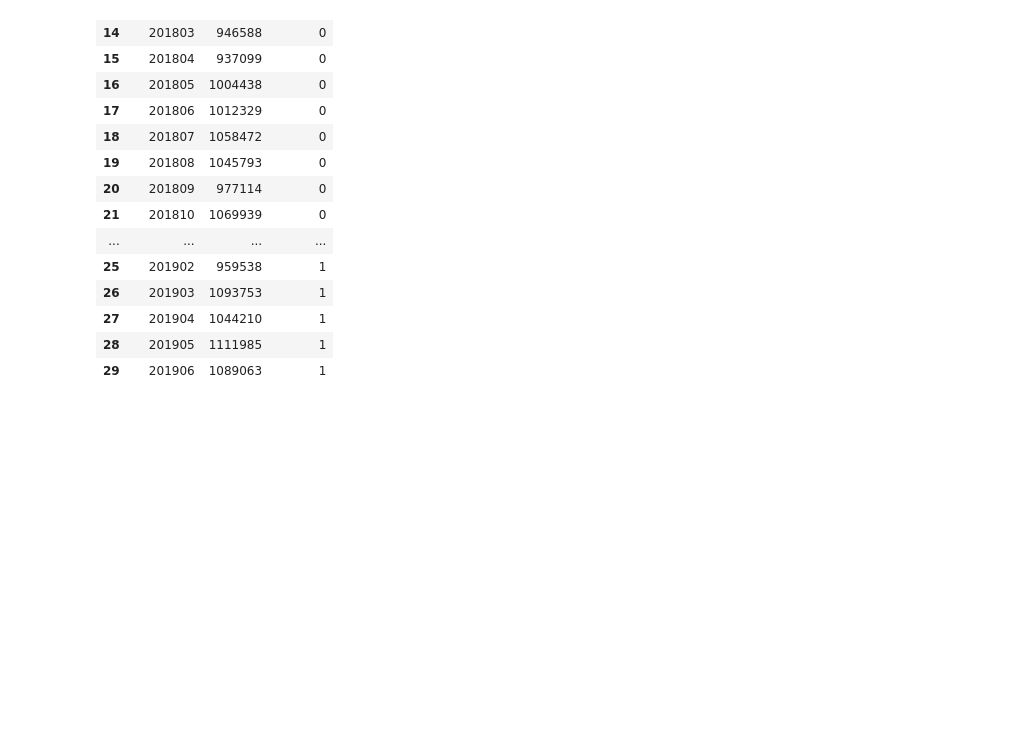
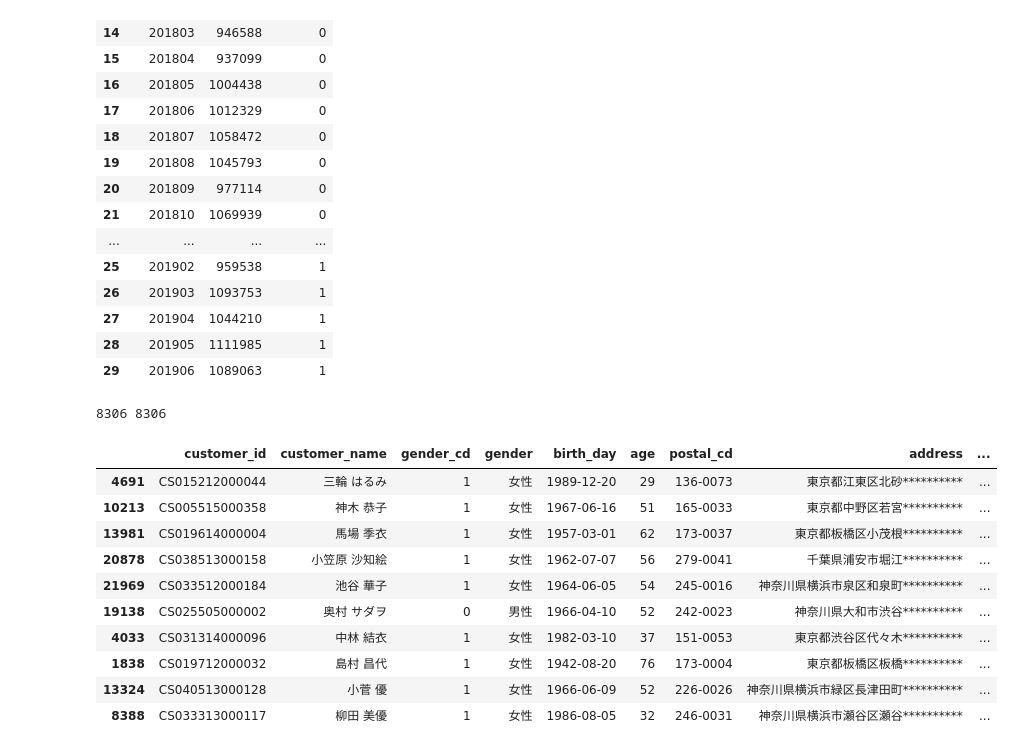
Before and after one commit to snaga/100knocks-preprocess, a Jupyter notebook: 100knocks-preprocess.ipynb, the cells around one changed output. Cells and saved outputs as stored; diff of their text form; code cells hidden in the pictures; blank space fills up the shorter version.

```diff
--- a/100knocks-preprocess.ipynb
+++ b/100knocks-preprocess.ipynb
@@ -1623,3 +1623,28 @@ df_data_3
 | 27 | 201904 | 1044210 | 1 |
 | 28 | 201905 | 1111985 | 1 |
 | 29 | 201906 | 1089063 | 1 |
+# %%
+# 091
+df_tmp = df_receipt.groupby('customer_id').agg({'amount': 'sum'}).reset_index().copy()
+df_customer_sales = pd.merge(df_customer, df_tmp, on='customer_id', how='left')
+df_customer_sales.fillna(0, inplace=True)
+
+sample_size = len(df_customer_sales.query('amount > 0'))
+df_customer_sales_1 = df_customer_sales.query('amount > 0')
+df_customer_sales_0 = df_customer_sales.query('amount <= 0').sample(sample_size)
+print(len(df_customer_sales_1), len(df_customer_sales_0))
+df_customer_sales = pd.concat([df_customer_sales_1, df_customer_sales_0]).copy()
+df_customer_sales.sample(10)
+# %% [output]
+8306 8306
+|  | customer_id | customer_name | gender_cd | gender | birth_day | age | postal_cd | address | ... |
+| 4691 | CS015212000044 | 三輪 はるみ | 1 | 女性 | 1989-12-20 | 29 | 136-0073 | 東京都江東区北砂********** | ... |
+| 10213 | CS005515000358 | 神木 恭子 | 1 | 女性 | 1967-06-16 | 51 | 165-0033 | 東京都中野区若宮********** | ... |
+| 13981 | CS019614000004 | 馬場 季衣 | 1 | 女性 | 1957-03-01 | 62 | 173-0037 | 東京都板橋区小茂根********** | ... |
+| 20878 | CS038513000158 | 小笠原 沙知絵 | 1 | 女性 | 1962-07-07 | 56 | 279-0041 | 千葉県浦安市堀江********** | ... |
+| 21969 | CS033512000184 | 池谷 華子 | 1 | 女性 | 1964-06-05 | 54 | 245-0016 | 神奈川県横浜市泉区和泉町********** | ... |
+| 19138 | CS025505000002 | 奥村 サダヲ | 0 | 男性 | 1966-04-10 | 52 | 242-0023 | 神奈川県大和市渋谷********** | ... |
+| 4033 | CS031314000096 | 中林 結衣 | 1 | 女性 | 1982-03-10 | 37 | 151-0053 | 東京都渋谷区代々木********** | ... |
+| 1838 | CS019712000032 | 島村 昌代 | 1 | 女性 | 1942-08-20 | 76 | 173-0004 | 東京都板橋区板橋********** | ... |
+| 13324 | CS040513000128 | 小菅 優 | 1 | 女性 | 1966-06-09 | 52 | 226-0026 | 神奈川県横浜市緑区長津田町********** | ... |
+| 8388 | CS033313000117 | 柳田 美優 | 1 | 女性 | 1986-08-05 | 32 | 246-0031 | 神奈川県横浜市瀬谷区瀬谷********** | ... |
```
Also changed, not shown: parts of 11 cells of this notebook.
